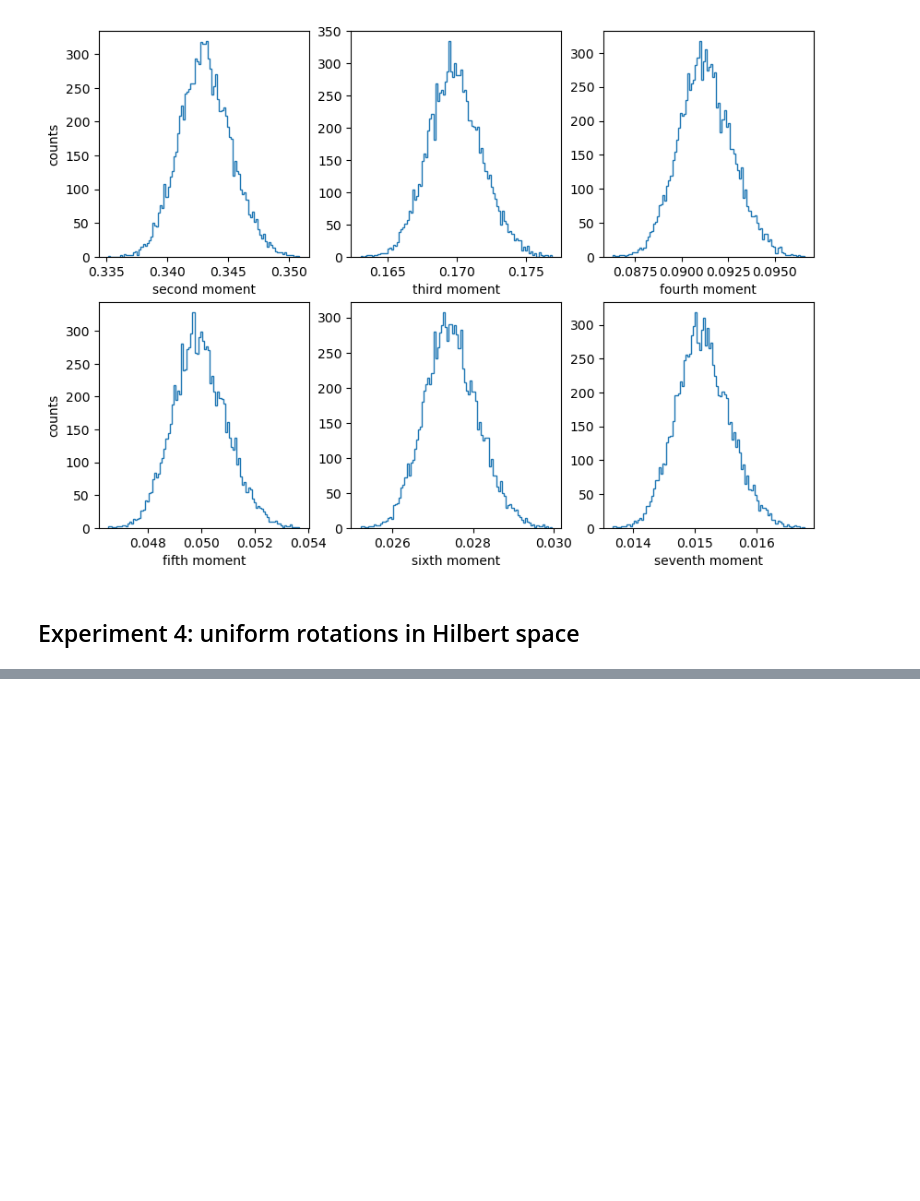
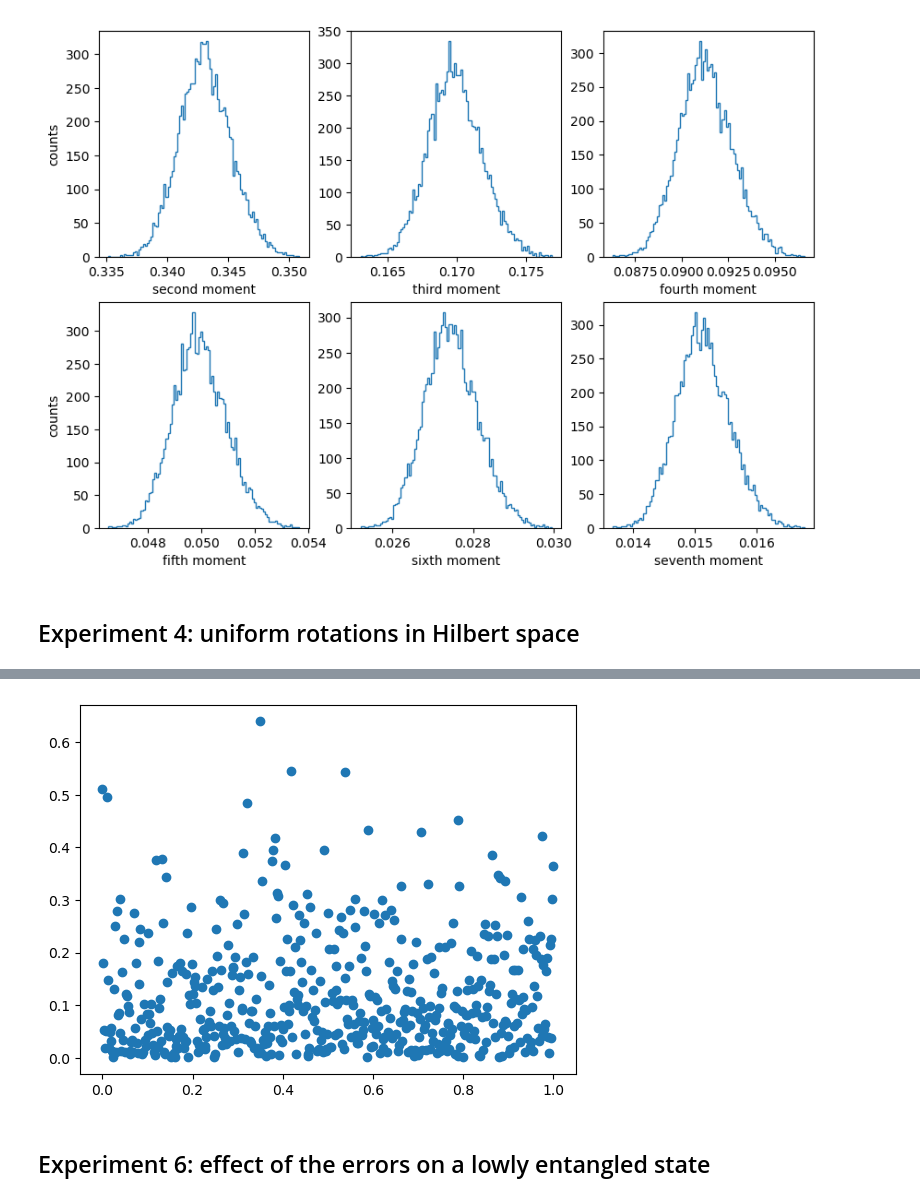
Before and after one commit to DaanTimmers/Summer_23, a Jupyter notebook: projected_faulty_measurement.ipynb, the cells around one changed output, grey strips where cells are left out. Drawn from its saved outputs; the diff is of its cells as text; code cells hidden in the pictures; blank space fills up the shorter version.

```diff
--- a/projected_faulty_measurement.ipynb
+++ b/projected_faulty_measurement.ipynb
@@ -746,0 +795,14 @@ print(mixed_data_3)
+# %%
+random_distances = []
+for i in range(500):
+    psi_A = random_state(8)
+    psi_B = random_state(8)
+    random_distances.append(np.absolute(np.vdot(psi_A, psi_B)) ** 2)
+
+fig = plt.figure()
+plt.scatter(np.linspace(0,1,500), random_distances)
+plt.show()
+# %% [output]
+[figure, added]
+# %% [markdown]
+## Experiment 6: effect of the errors on a lowly entangled state
```
Also changed, not shown: parts of 53 cells of this notebook.
